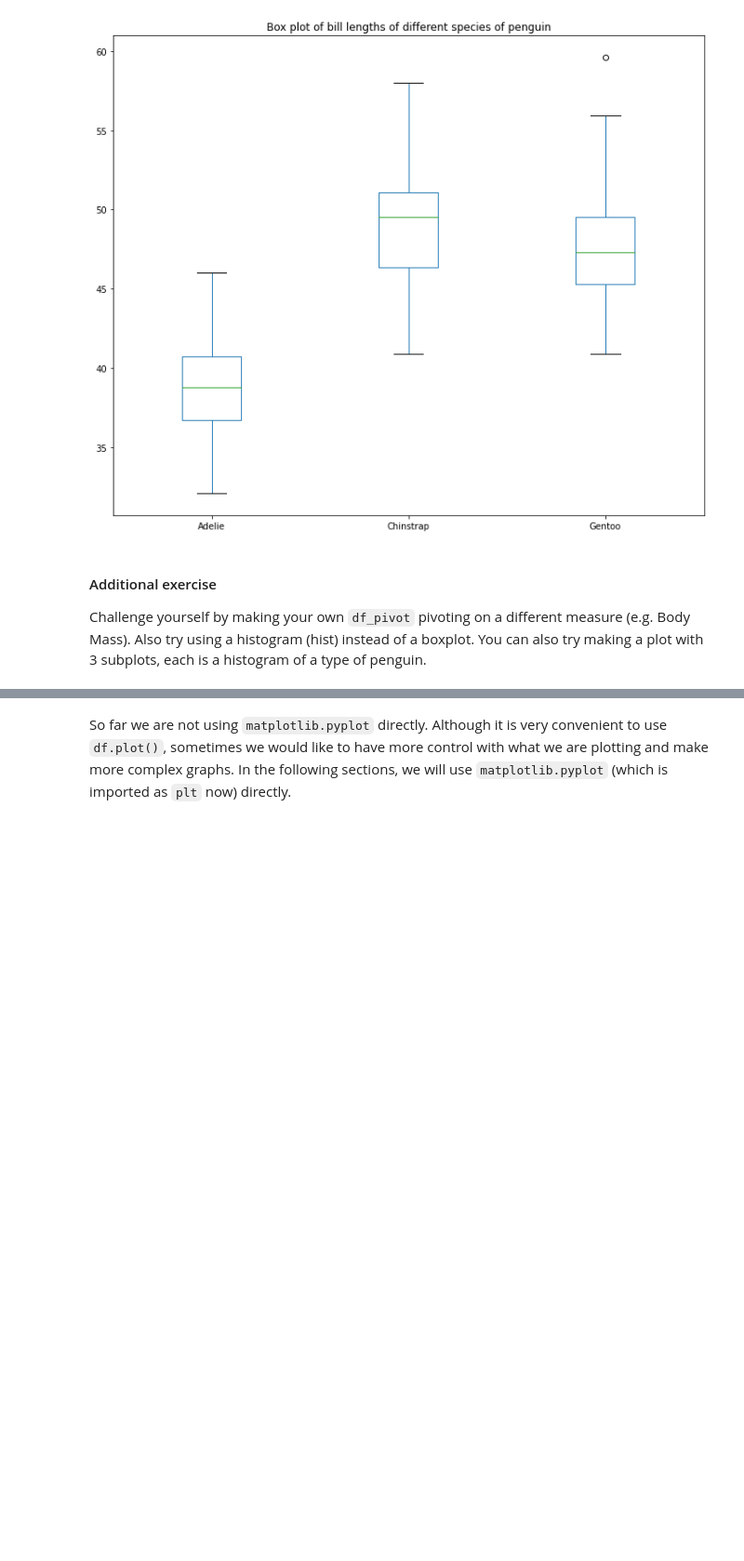
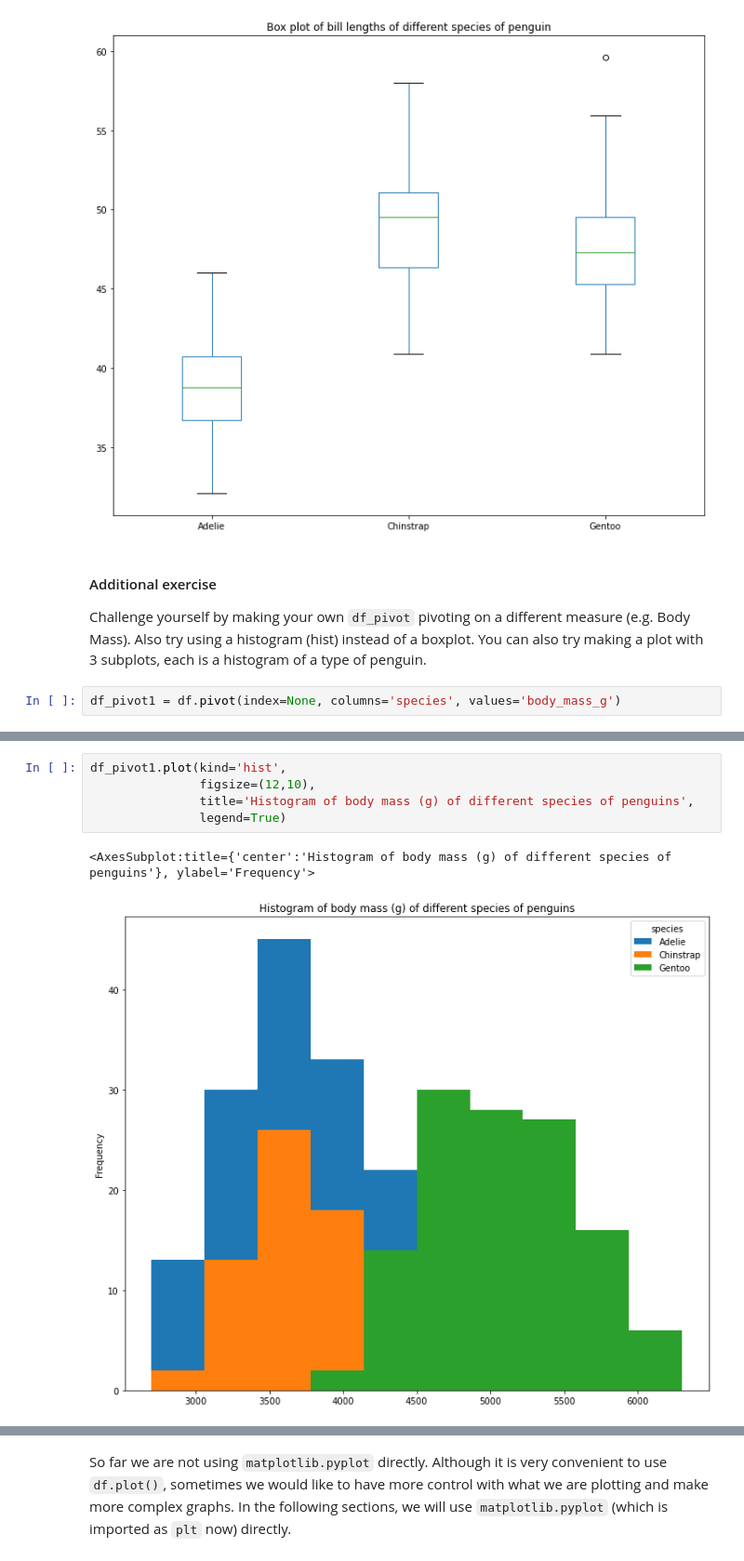
Before and after one commit to biljana-zobenica/beginners-data-workshop, a Jupyter notebook: notebooks/3.1 Visualization with Matplotlib.ipynb, the cells around one changed output, grey strips where cells are left out. Shown at 93% size. Drawn from its saved outputs; the diff is of its cells as text; blank space fills up the shorter version.

Commit message:
Pivot data and create histogram + subplots

```diff
--- a/notebooks/3.1 Visualization with Matplotlib.ipynb
+++ b/notebooks/3.1 Visualization with Matplotlib.ipynb
@@ -132,3 +132,5 @@ df_pivot.plot(kind='box',
 #### Additional exercise
 
 Challenge yourself by making your own `df_pivot` pivoting on a different measure (e.g. Body Mass). Also try using a histogram (hist) instead of a boxplot. You can also try making a plot with 3 subplots, each is a histogram of a type of penguin.
+# %%
+df_pivot1 = df.pivot(index=None, columns='species', values='body_mass_g')
@@ -134,0 +151,8 @@ Challenge yourself by making your own `df_pivot` pivoting on a different measure
+# %%
+df_pivot1.plot(kind='hist',
+               figsize=(12,10),
+               title='Histogram of body mass (g) of different species of penguins',
+               legend=True)
+# %% [output]
+<AxesSubplot:title={'center':'Histogram of body mass (g) of different species of penguins'}, ylabel='Frequency'>
+[figure, added]
```
Also changed, not shown: parts of 2 cells of this notebook.
